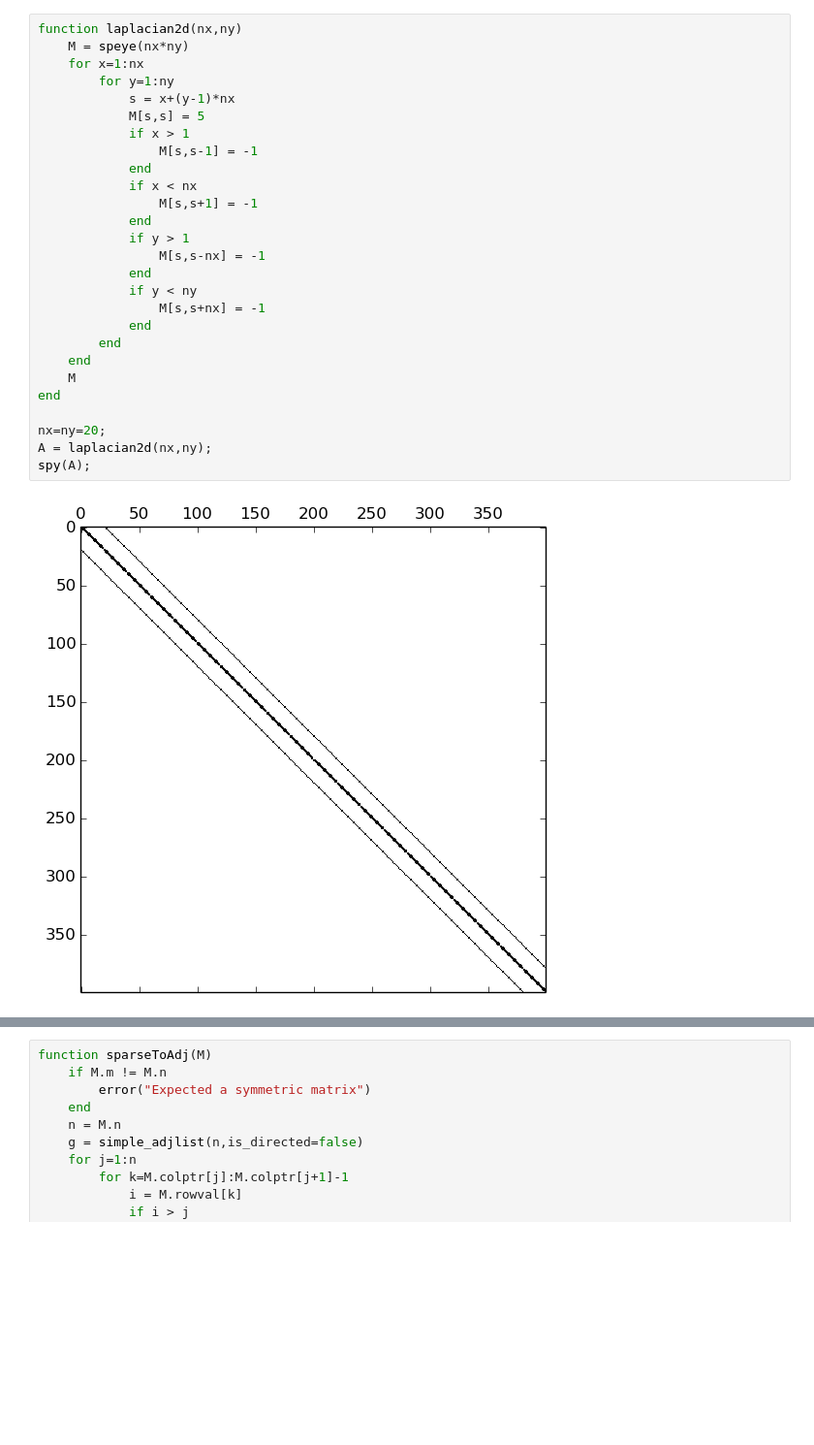
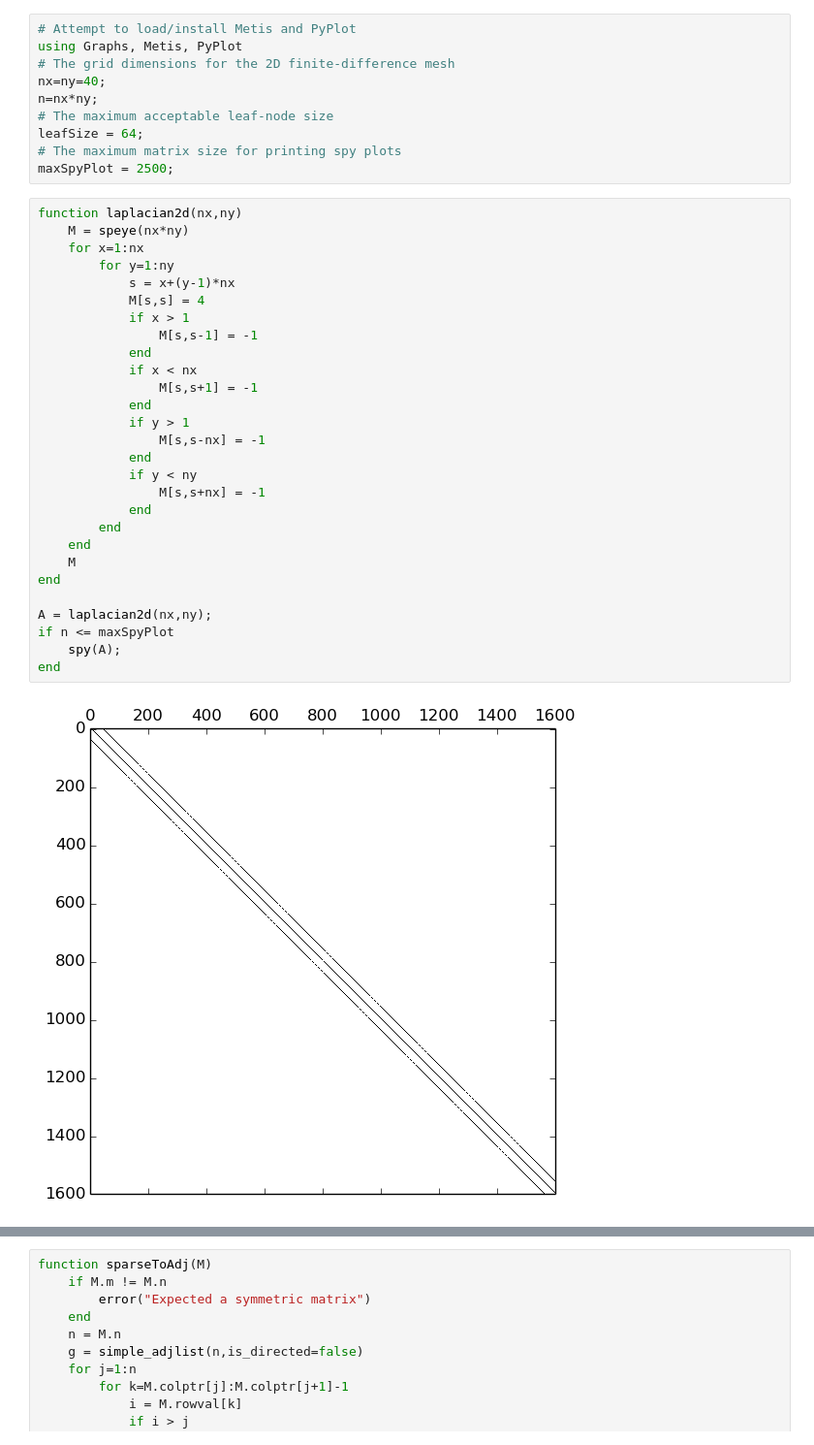
Before and after one commit to poulson/ATiNLA, a Jupyter notebook: Multifrontal.ipynb, the cells around one changed output, grey strips where cells are left out. Shown at 97% size. Cells and saved outputs as stored; diff of their text form; blank space fills up the shorter version.

```diff
--- a/Multifrontal.ipynb
+++ b/Multifrontal.ipynb
@@ -8,29 +1,40 @@ Use "Dict(a=>b, ...)" instead.
+# %%
+# Attempt to load/install Metis and PyPlot
+using Graphs, Metis, PyPlot
+# The grid dimensions for the 2D finite-difference mesh
+nx=ny=40;
+n=nx*ny;
+# The maximum acceptable leaf-node size
+leafSize = 64;
+# The maximum matrix size for printing spy plots
+maxSpyPlot = 2500;
 # %%
 function laplacian2d(nx,ny)
     M = speye(nx*ny)
     for x=1:nx
         for y=1:ny
             s = x+(y-1)*nx
-            M[s,s] = 5
+            M[s,s] = 4
             if x > 1
                 M[s,s-1] = -1
             end
             if x < nx
                 M[s,s+1] = -1
             end
             if y > 1
                 M[s,s-nx] = -1
             end
             if y < ny
                 M[s,s+nx] = -1
             end
         end
     end
     M
 end
 
-nx=ny=20;
 A = laplacian2d(nx,ny);
-spy(A);
+if n <= maxSpyPlot
+    spy(A);
+end
 # %% [output]
-[figure, old version]
+[figure, new version]
```
Also changed, not shown: parts of 16 cells of this notebook.
